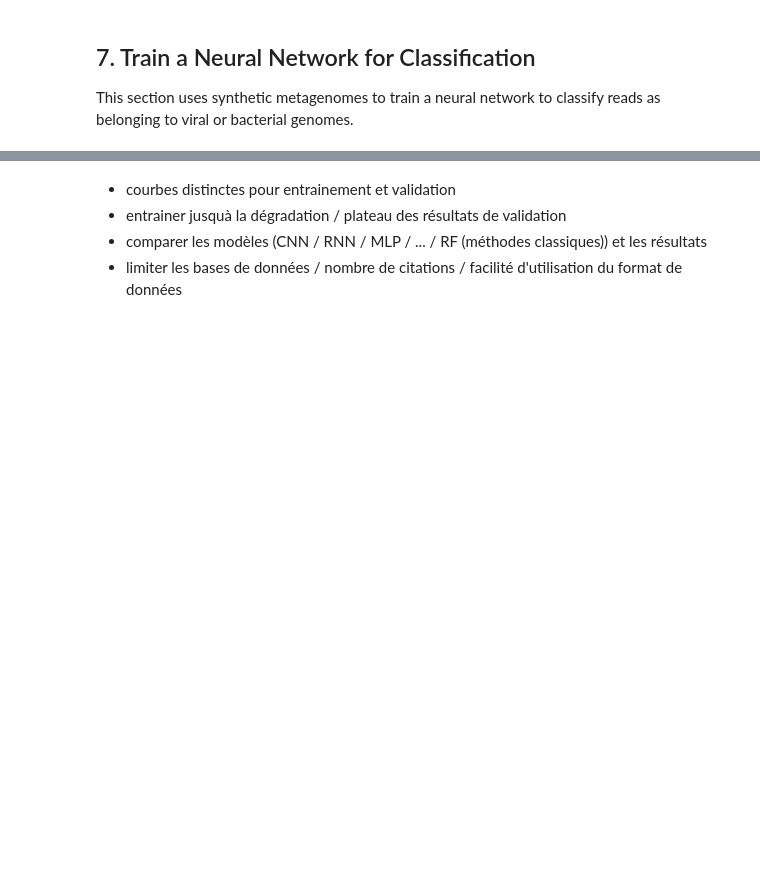
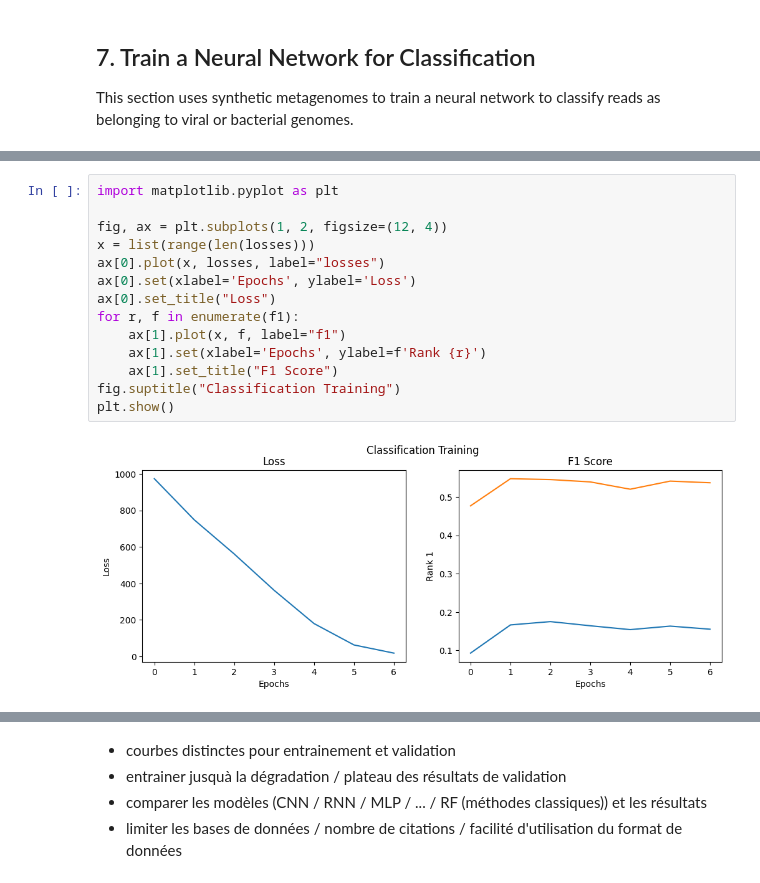
Before and after one commit to Vincent-Therrien/stelaro, a Jupyter notebook: demonstrations/synthetic.ipynb, the cells around one changed output, grey strips where cells are left out. Drawn from its saved outputs; the diff is of its cells as text; blank space fills up the shorter version.

Commit message:
Evaluate at multiple ranks

```diff
--- a/demonstrations/synthetic.ipynb
+++ b/demonstrations/synthetic.ipynb
@@ -480,3 +511,19 @@ with open("../data/version_1/static/train/map.json", "r") as f:
+# %%
+import matplotlib.pyplot as plt
+
+fig, ax = plt.subplots(1, 2, figsize=(12, 4))
+x = list(range(len(losses)))
+ax[0].plot(x, losses, label="losses")
+ax[0].set(xlabel='Epochs', ylabel='Loss')
+ax[0].set_title("Loss")
+for r, f in enumerate(f1):
+    ax[1].plot(x, f, label="f1")
+    ax[1].set(xlabel='Epochs', ylabel=f'Rank {r}')
+    ax[1].set_title("F1 Score")
+fig.suptitle("Classification Training")
+plt.show()
+# %% [output]
+[figure, added]
 # %%
 from torch.nn import CrossEntropyLoss
 from torch.optim import Adam
```
Also changed, not shown: parts of 4 cells of this notebook, 2 other files.
